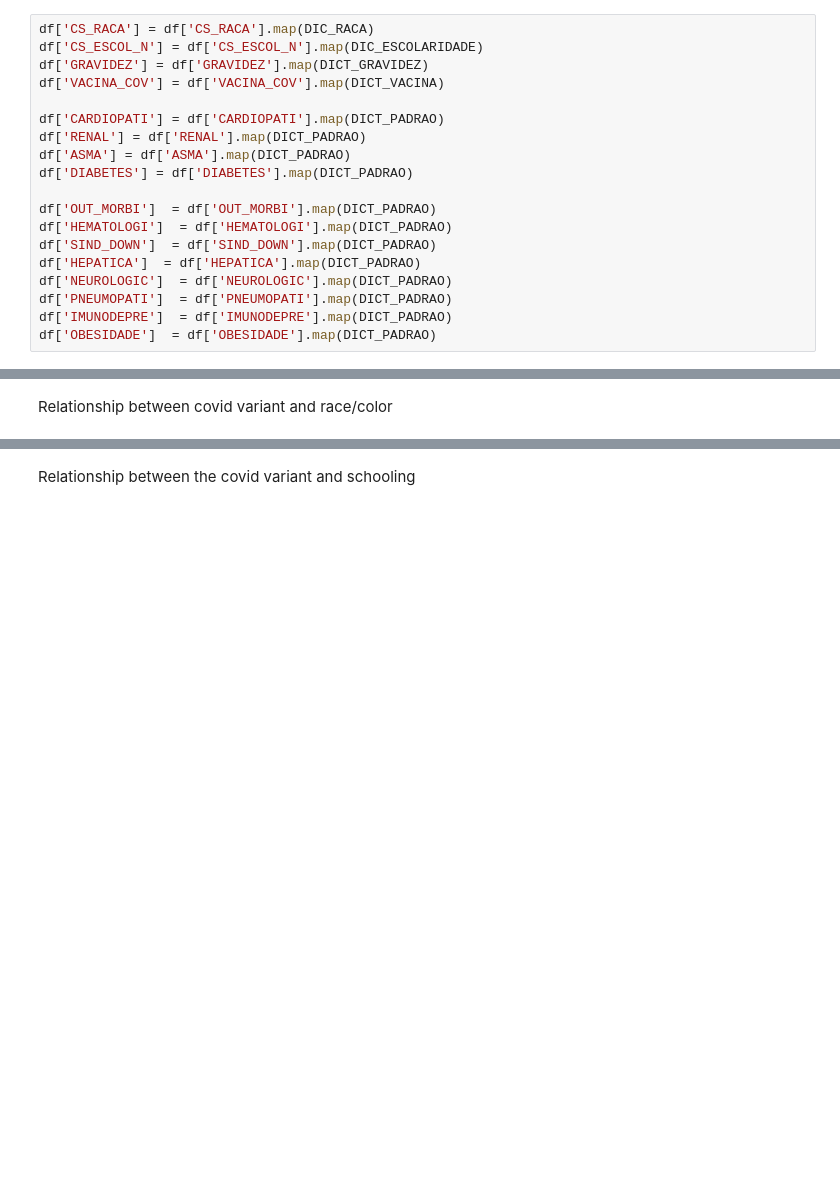
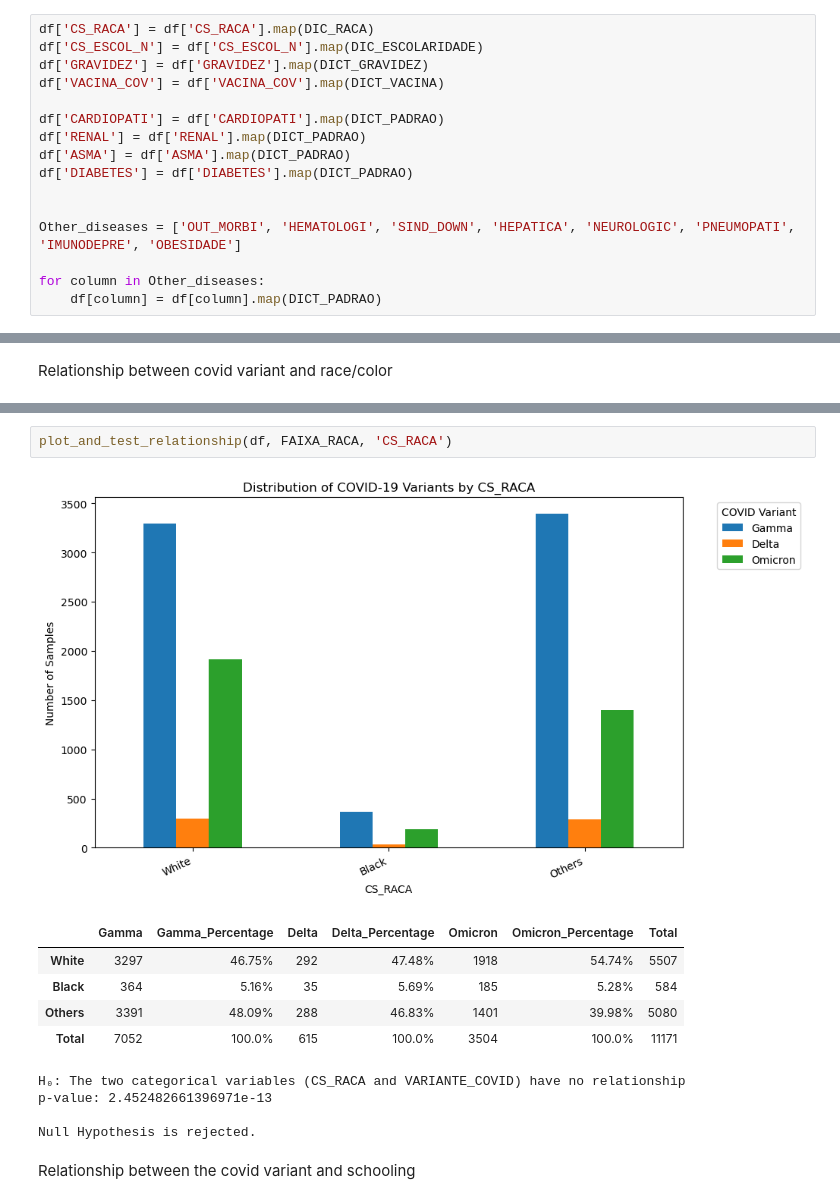
Before and after one commit to LucasTramonte/Analysis-SARS-CoV-2-variants, a Jupyter notebook: exploratory_Sociodemographic_Obstetrical.ipynb, the cells around one changed output, grey strips where cells are left out. Drawn from its saved outputs; the diff is of its cells as text; blank space fills up the shorter version.

```diff
--- a/exploratory_Sociodemographic_Obstetrical.ipynb
+++ b/exploratory_Sociodemographic_Obstetrical.ipynb
@@ -51,14 +51,11 @@ df['RENAL'] = df['RENAL'].map(DICT_PADRAO)
 df['ASMA'] = df['ASMA'].map(DICT_PADRAO)
 df['DIABETES'] = df['DIABETES'].map(DICT_PADRAO)
 
-df['OUT_MORBI']  = df['OUT_MORBI'].map(DICT_PADRAO)
-df['HEMATOLOGI']  = df['HEMATOLOGI'].map(DICT_PADRAO)
-df['SIND_DOWN']  = df['SIND_DOWN'].map(DICT_PADRAO)
-df['HEPATICA']  = df['HEPATICA'].map(DICT_PADRAO)
-df['NEUROLOGIC']  = df['NEUROLOGIC'].map(DICT_PADRAO)
-df['PNEUMOPATI']  = df['PNEUMOPATI'].map(DICT_PADRAO)
-df['IMUNODEPRE']  = df['IMUNODEPRE'].map(DICT_PADRAO)
-df['OBESIDADE']  = df['OBESIDADE'].map(DICT_PADRAO)
+
+Other_diseases = ['OUT_MORBI', 'HEMATOLOGI', 'SIND_DOWN', 'HEPATICA', 'NEUROLOGIC', 'PNEUMOPATI', 'IMUNODEPRE', 'OBESIDADE']
+
+for column in Other_diseases:
+    df[column] = df[column].map(DICT_PADRAO)
 # %% [markdown]
 Relationship between covid variant and age
 # %%
@@ -208,2 +194,15 @@ Null Hypothesis is rejected.
+# %%
+plot_and_test_relationship(df, FAIXA_RACA, 'CS_RACA')
+# %% [output]
+[figure, added]
+|  | Gamma | Gamma_Percentage | Delta | Delta_Percentage | Omicron | Omicron_Percentage | Total |
+| White | 3297 | 46.75% | 292 | 47.48% | 1918 | 54.74% | 5507 |
+| Black | 364 | 5.16% | 35 | 5.69% | 185 | 5.28% | 584 |
+| Others | 3391 | 48.09% | 288 | 46.83% | 1401 | 39.98% | 5080 |
+| Total | 7052 | 100.0% | 615 | 100.0% | 3504 | 100.0% | 11171 |
+H₀: The two categorical variables (CS_RACA and VARIANTE_COVID) have no relationship
+p-value: 2.452482661396971e-13
+
+Null Hypothesis is rejected.
 # %% [markdown]
 Relationship between the covid variant and schooling
```
Also changed, not shown: parts of 21 cells of this notebook.
